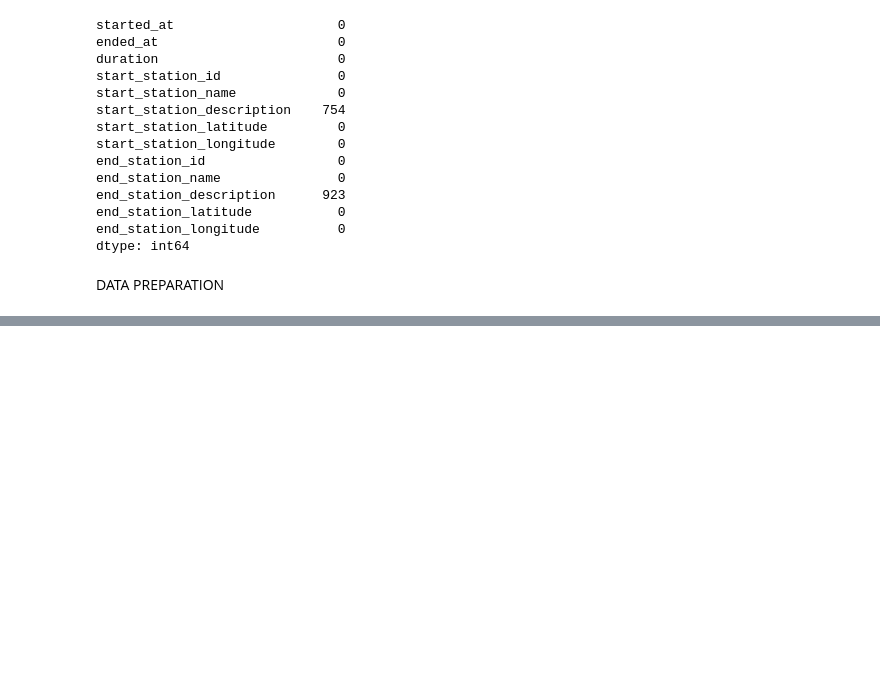
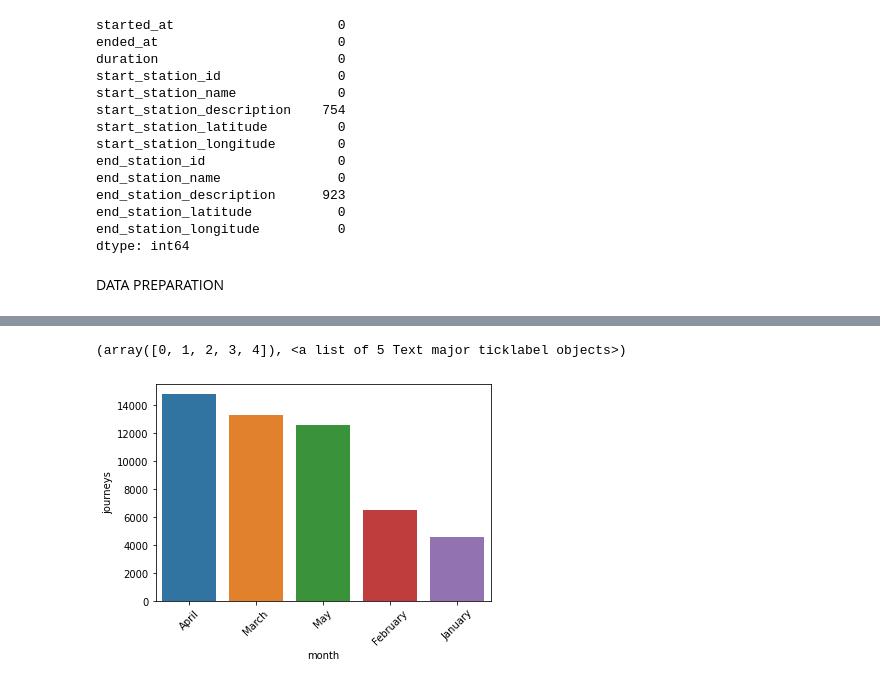
Before and after one commit to Jojomaque/Portfolio, a Jupyter notebook: Edinburgh_Bike_Hire.ipynb, the cells around one changed output, grey strips where cells are left out. Cells and saved outputs as stored; diff of their text form; code cells hidden in the pictures; blank space fills up the shorter version.

```diff
--- a/Edinburgh_Bike_Hire.ipynb
+++ b/Edinburgh_Bike_Hire.ipynb
@@ -42,12 +42,6 @@ february = pd.read_csv('https://data.urbansharing.com/edinburghcyclehire.com/tri
 march = pd.read_csv('https://data.urbansharing.com/edinburghcyclehire.com/trips/v1/2021/03.csv')
 april = pd.read_csv('https://data.urbansharing.com/edinburghcyclehire.com/trips/v1/2021/04.csv')
 may = pd.read_csv('https://data.urbansharing.com/edinburghcyclehire.com/trips/v1/2021/05.csv')
-# %%
-january['month'] = 'january'
-february['month'] = 'february'
-march['month'] = 'march'
-april['month'] = 'april'
-may['month'] = 'may'
 # %%
 Ed_Bike_2021 = pd.concat([january, february, march, april, may])
 Ed_Bike_2021.head()
@@ -162,0 +156,3 @@ Name: started_at, Length: 51856, dtype: datetime64[ns, UTC]
+# %%
+Ed_Bike_2021['month'] = Ed_Bike_2021['started_at'].dt.month_name()
+Ed_Bike_2021
@@ -162,0 +173,5 @@ Name: started_at, Length: 51856, dtype: datetime64[ns, UTC]
+# %%
+Ed_Bike_2021['month'].value_counts()
+month = Ed_Bike_2021.month.value_counts().to_frame().reset_index()
+month.rename(columns={'index':'month','month':'journeys'}, inplace=True)
+month
@@ -162,0 +185,10 @@ Name: started_at, Length: 51856, dtype: datetime64[ns, UTC]
+# %%
+sns.barplot(data = month
+            ,x = 'month'
+            ,y = 'journeys'
+            )
+plt.xticks(rotation = 45
+           )
+# %% [output]
+(array([0, 1, 2, 3, 4]), <a list of 5 Text major ticklabel objects>)
+[figure, added]
```
Also changed, not shown: parts of 12 cells of this notebook.
